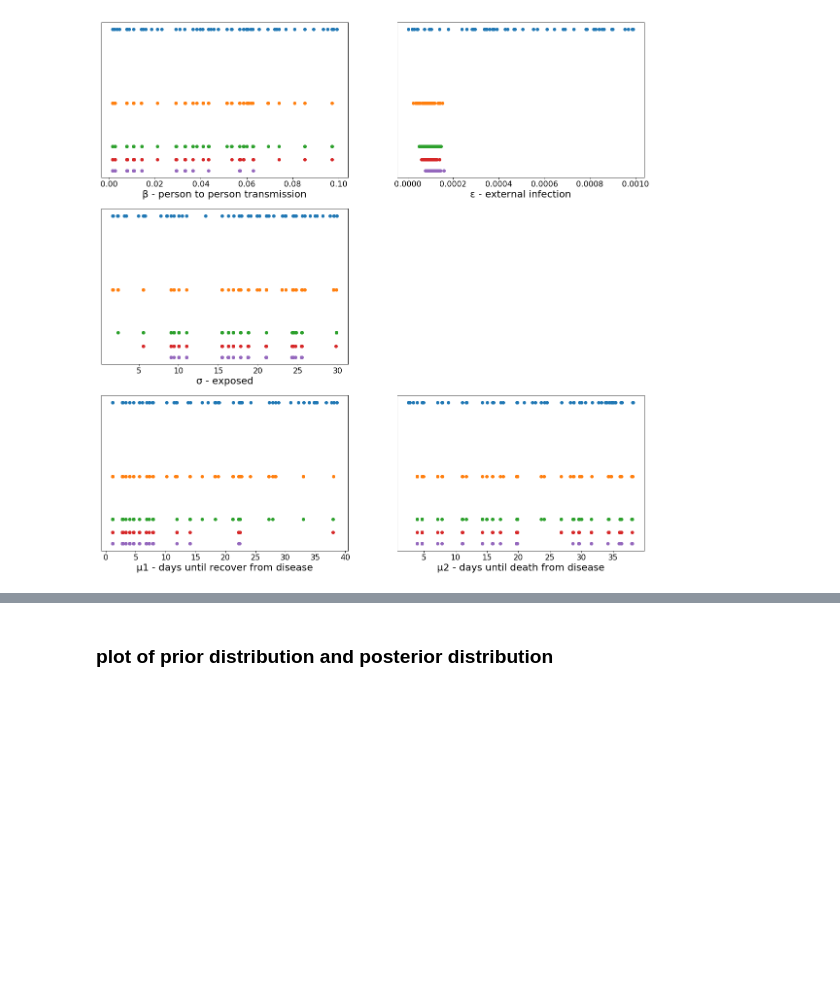
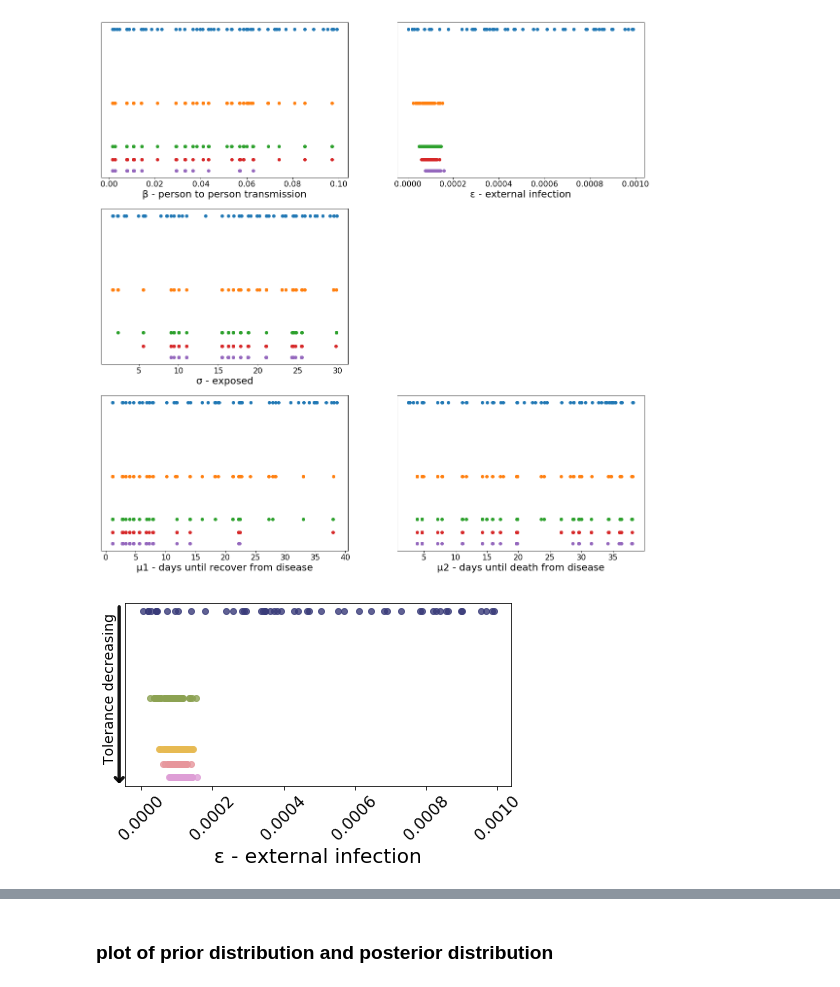
Before and after one commit to ersouthall/NipahVirus, a Jupyter notebook: ABC/Seasonal/ABC_seasonSEIR_2010case.ipynb, the cells around one changed output, grey strips where cells are left out. Saved outputs shown, nothing was run; the diff lists cells and outputs as text; code cells hidden in the pictures; blank space fills up the shorter version.

```diff
--- a/ABC/Seasonal/ABC_seasonSEIR_2010case.ipynb
+++ b/ABC/Seasonal/ABC_seasonSEIR_2010case.ipynb
@@ -305,3 +311,27 @@ for i in range(5):
     plt.xticks(fontsize = 16)
 # %% [output]
 [figure]
+# %%
+fg = plt.figure(1);
+fg.clf();
+ax = fg.add_subplot(1,1,1)
+
+jet= plt.get_cmap('tab20b')
+colors = iter(jet(np.linspace(0,1,5)))
+
+for i in range(5):
+
+#     plt.subplot(3,2,2)
+    plt.plot(θ[i][:,1], tols[i]*np.ones(50), 'o',color=next(colors), alpha = 0.8 )
+    plt.xlabel('ɛ - external infection', fontsize = 20)
+    plt.yticks([])
+    plt.xticks(fontsize = 16, rotation = 45)
+    ax.annotate(s='',xy=(-0.015,0), xycoords='axes fraction', xytext=(-0.015,0.99) ,ha="center", multialignment='right',
+            arrowprops=dict(arrowstyle= '->, head_width=0.4', lw= 3, ec= 'black',alpha = 0.4))
+
+plt.text(0.0, 0.88, 'Tolerance decreasing', rotation = 90, fontsize=14, transform=plt.gcf().transFigure)
+fg.canvas.draw()
+plt.tight_layout()
+plt.savefig('tolABC.pdf')
+# %% [output]
+[figure, added]
```
Also changed, not shown: parts of 10 cells of this notebook.
